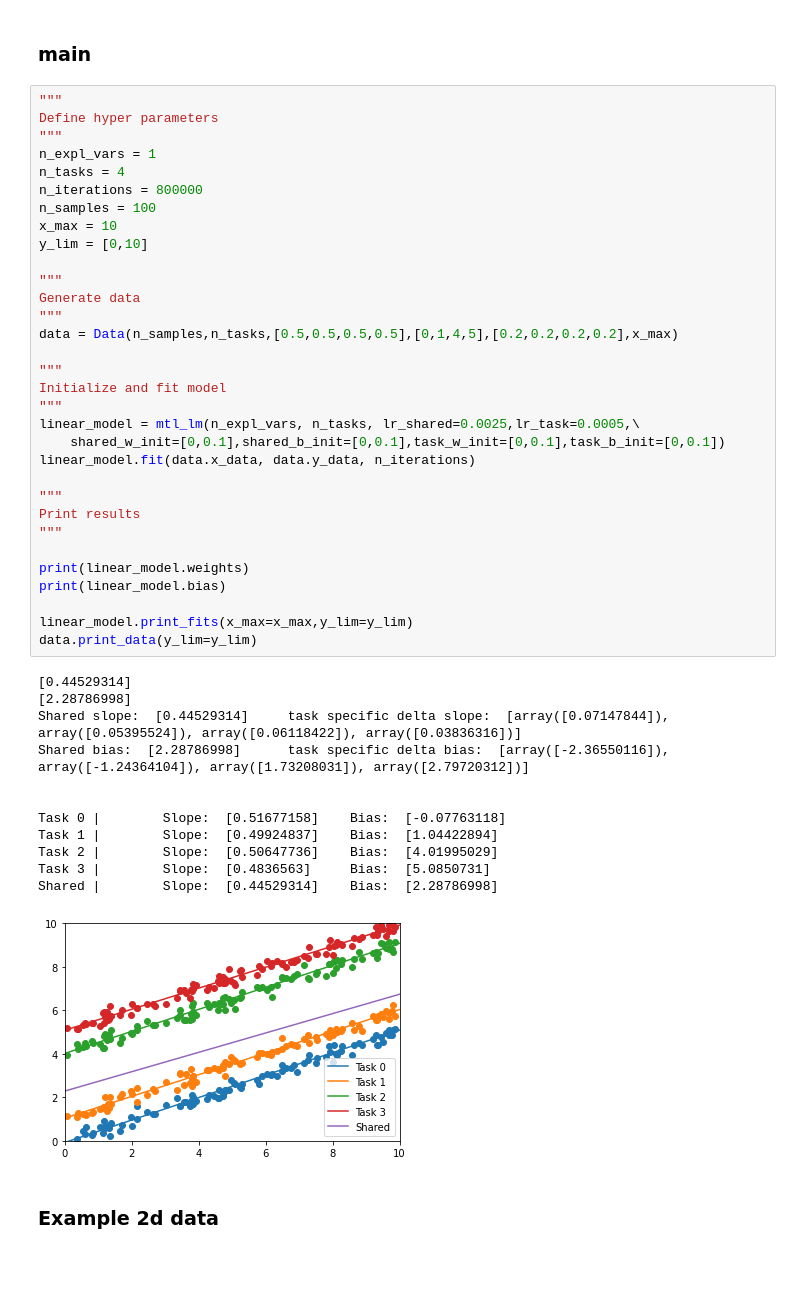
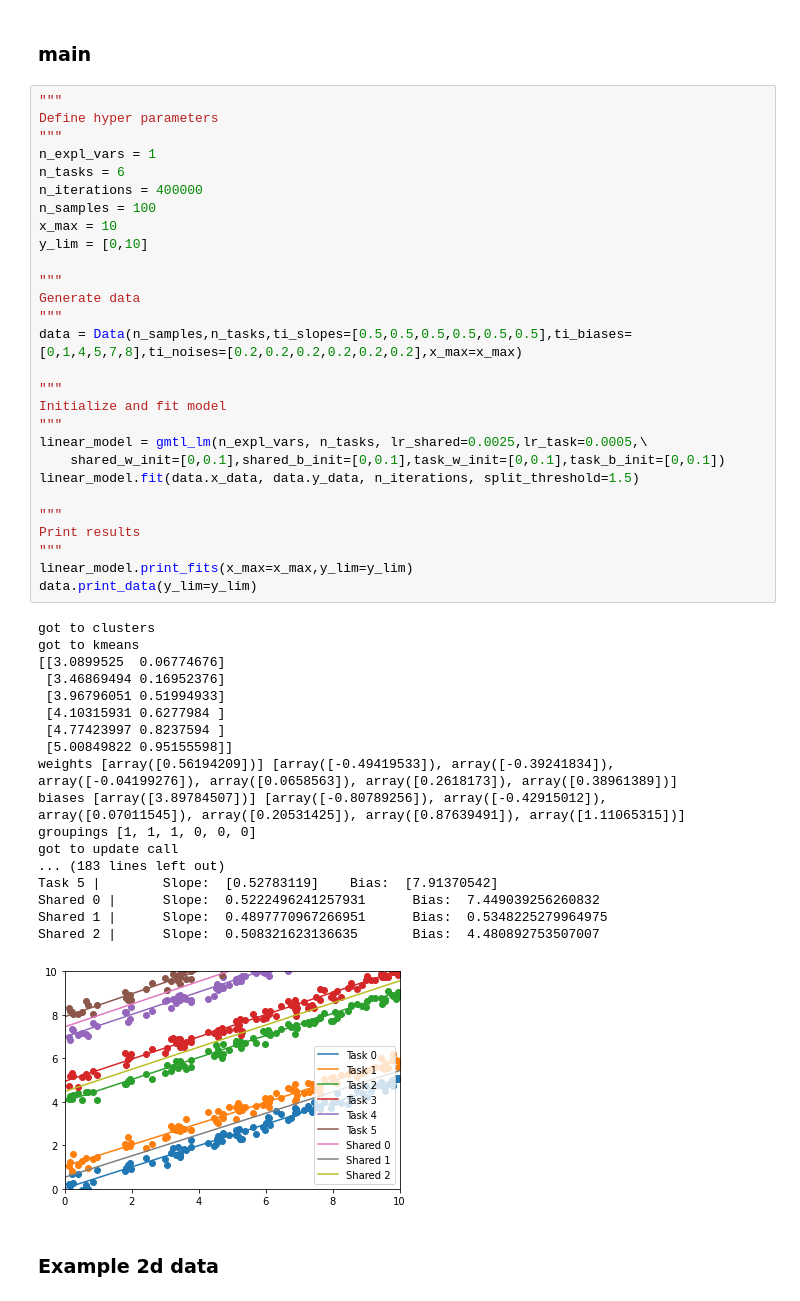
Before and after one commit to mjuvekar7/TRIPODS2022, a Jupyter notebook: multi-task-learning/linear_reg_ex.ipynb, the cells around one changed output. Saved outputs shown, nothing was run; the diff lists cells and outputs as text; blank space fills up the shorter version.

Commit message:
added dynamic hierarchical mtl linear model class

```diff
--- a/multi-task-learning/linear_reg_ex.ipynb
+++ b/multi-task-learning/linear_reg_ex.ipynb
@@ -307,48 +380,50 @@ data.print_data(y_lim=[0,10])
 # %%
 """
 Define hyper parameters
 """
 n_expl_vars = 1
-n_tasks = 4
-n_iterations = 800000
+n_tasks = 6
+n_iterations = 400000
 n_samples = 100
 x_max = 10
 y_lim = [0,10]
 
 """
 Generate data
 """
-data = Data(n_samples,n_tasks,[0.5,0.5,0.5,0.5],[0,1,4,5],[0.2,0.2,0.2,0.2],x_max)
+data = Data(n_samples,n_tasks,ti_slopes=[0.5,0.5,0.5,0.5,0.5,0.5],ti_biases=[0,1,4,5,7,8],ti_noises=[0.2,0.2,0.2,0.2,0.2,0.2],x_max=x_max)
 
 """
 Initialize and fit model
 """
-linear_model = mtl_lm(n_expl_vars, n_tasks, lr_shared=0.0025,lr_task=0.0005,\
+linear_model = gmtl_lm(n_expl_vars, n_tasks, lr_shared=0.0025,lr_task=0.0005,\
     shared_w_init=[0,0.1],shared_b_init=[0,0.1],task_w_init=[0,0.1],task_b_init=[0,0.1])
-linear_model.fit(data.x_data, data.y_data, n_iterations)
+linear_model.fit(data.x_data, data.y_data, n_iterations, split_threshold=1.5)
 
 """
 Print results
 """
-
-print(linear_model.weights)
-print(linear_model.bias)
-
 linear_model.print_fits(x_max=x_max,y_lim=y_lim)
 data.print_data(y_lim=y_lim)
 # %% [output]
-[0.44529314]
-[2.28786998]
-Shared slope:  [0.44529314]     task specific delta slope:  [array([0.07147844]), array([0.05395524]), array([0.06118422]), array([0.03836316])]
-Shared bias:  [2.28786998]      task specific delta bias:  [array([-2.36550116]), array([-1.24364104]), array([1.73208031]), array([2.79720312])]
-
-
-Task 0 |        Slope:  [0.51677158]    Bias:  [-0.07763118]
-Task 1 |        Slope:  [0.49924837]    Bias:  [1.04422894]
-Task 2 |        Slope:  [0.50647736]    Bias:  [4.01995029]
-Task 3 |        Slope:  [0.4836563]     Bias:  [5.0850731]
-Shared |        Slope:  [0.44529314]    Bias:  [2.28786998]
+got to clusters
+got to kmeans
+[[3.0899525  0.06774676]
+ [3.46869494 0.16952376]
+ [3.96796051 0.51994933]
+ [4.10315931 0.6277984 ]
+ [4.77423997 0.8237594 ]
+ [5.00849822 0.95155598]]
+weights [array([0.56194209])] [array([-0.49419533]), array([-0.39241834]), array([-0.04199276]), array([0.0658563]), array([0.2618173]), array([0.38961389])]
+biases [array([3.89784507])] [array([-0.80789256]), array([-0.42915012]), array([0.07011545]), array([0.20531425]), array([0.87639491]), array([1.11065315])]
+groupings [1, 1, 1, 0, 0, 0]
+got to update call
+... (183 lines left out)
+Task 5 |        Slope:  [0.52783119]    Bias:  [7.91370542]
+Shared 0 |      Slope:  0.5222496241257931      Bias:  7.449039256260832
+Shared 1 |      Slope:  0.4897770967266951      Bias:  0.5348225279964975
+Shared 2 |      Slope:  0.508321623136635       Bias:  4.480892753507007
-[figure, old version]
+[figure, new version]
 # %% [markdown]
 ### Example 2d data
 # %%
```
Also changed, not shown: parts of 3 cells of this notebook.
